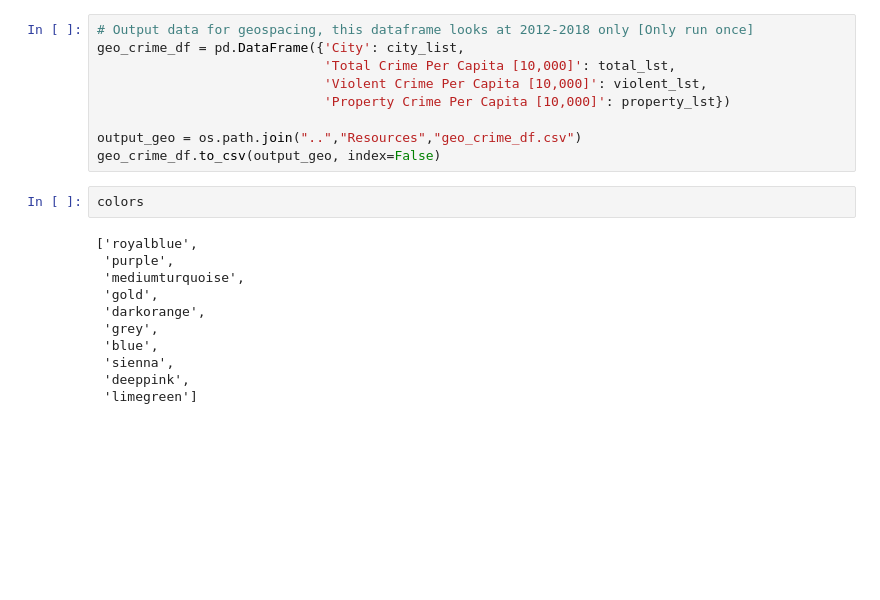
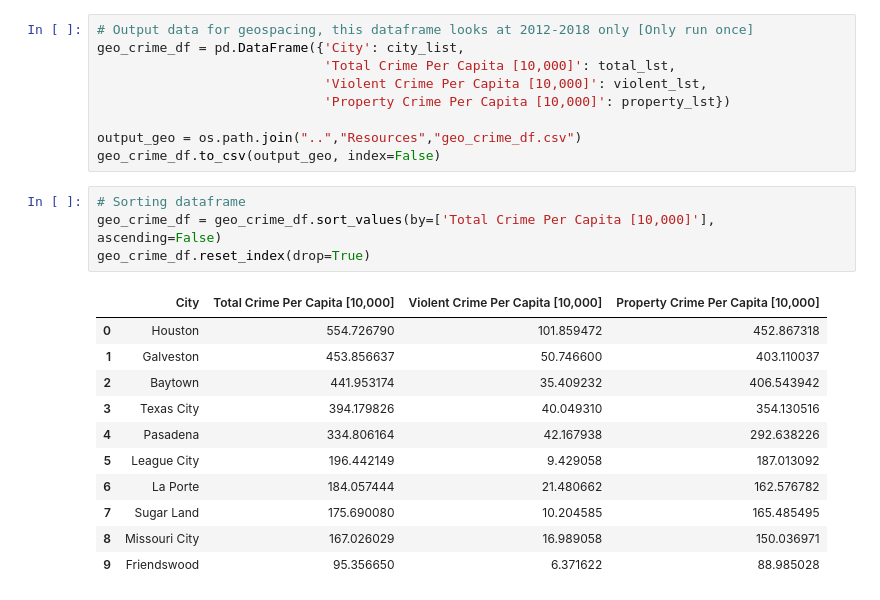
Before and after one commit to andresocorro/project_1, a Jupyter notebook: src_files/CrimeData.ipynb, the cells around one changed output. Saved outputs shown, nothing was run; the diff lists cells and outputs as text; blank space fills up the shorter version.

```diff
--- a/src_files/CrimeData.ipynb
+++ b/src_files/CrimeData.ipynb
@@ -254,19 +247,22 @@ geo_crime_df = pd.DataFrame({'City': city_list,
 
 output_geo = os.path.join("..","Resources","geo_crime_df.csv")
 geo_crime_df.to_csv(output_geo, index=False)
-# %%
-colors
-# %% [output]
-['royalblue',
- 'purple',
- 'mediumturquoise',
- 'gold',
- 'darkorange',
- 'grey',
- 'blue',
- 'sienna',
- 'deeppink',
- 'limegreen']
+# %%
+# Sorting dataframe
+geo_crime_df = geo_crime_df.sort_values(by=['Total Crime Per Capita [10,000]'], ascending=False)
+geo_crime_df.reset_index(drop=True)
+# %% [output]
+|  | City | Total Crime Per Capita [10,000] | Violent Crime Per Capita [10,000] | Property Crime Per Capita [10,000] |
+| 0 | Houston | 554.726790 | 101.859472 | 452.867318 |
+| 1 | Galveston | 453.856637 | 50.746600 | 403.110037 |
+| 2 | Baytown | 441.953174 | 35.409232 | 406.543942 |
+| 3 | Texas City | 394.179826 | 40.049310 | 354.130516 |
+| 4 | Pasadena | 334.806164 | 42.167938 | 292.638226 |
+| 5 | League City | 196.442149 | 9.429058 | 187.013092 |
+| 6 | La Porte | 184.057444 | 21.480662 | 162.576782 |
+| 7 | Sugar Land | 175.690080 | 10.204585 | 165.485495 |
+| 8 | Missouri City | 167.026029 | 16.989058 | 150.036971 |
+| 9 | Friendswood | 95.356650 | 6.371622 | 88.985028 |
 # %%
 plt.figure(figsize =(15,10))
 
```
Also changed, not shown: parts of 4 cells of this notebook.
